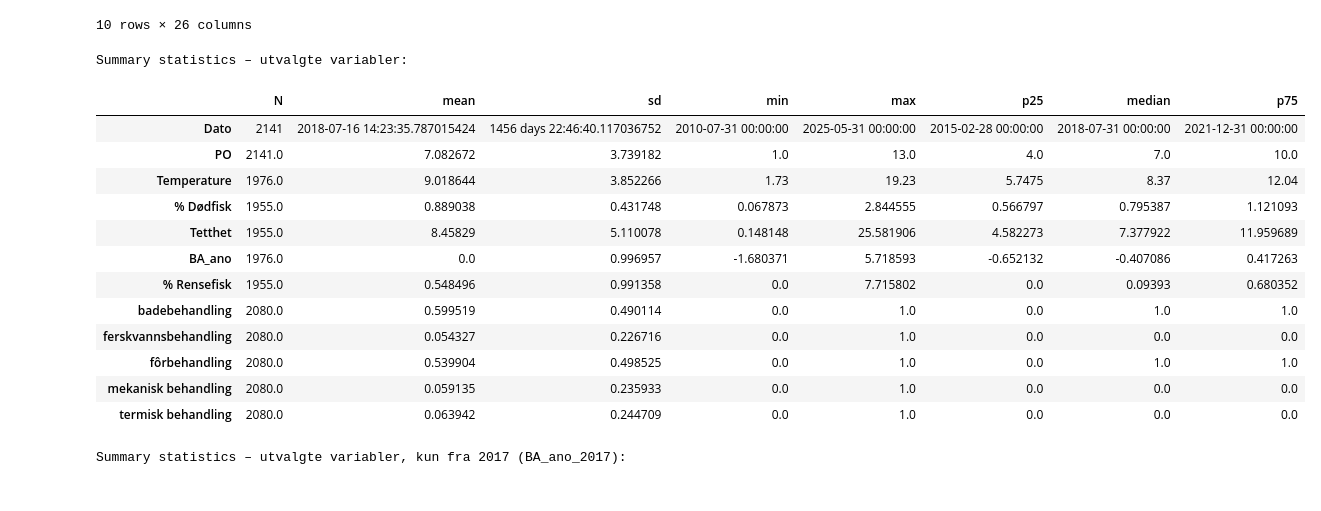
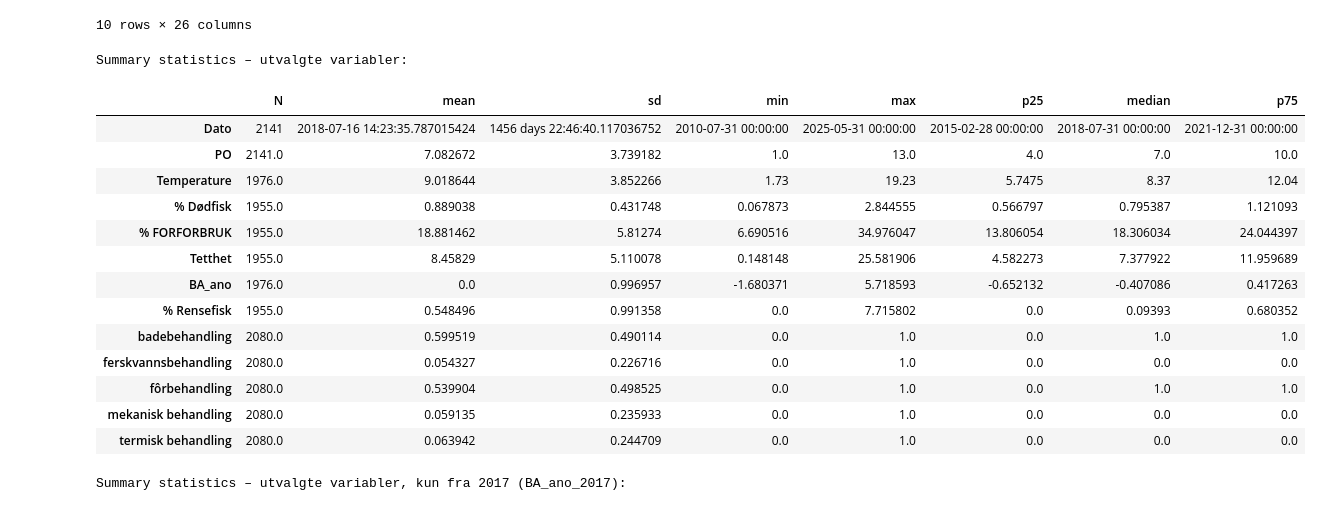
Before and after one commit to kavlikaviar/Bachelor, a Jupyter notebook: dataframe_samlet.ipynb, the cells around one changed output. Cells and saved outputs as stored; diff of their text form; code cells hidden in the pictures.

```diff
--- a/dataframe_samlet.ipynb
+++ b/dataframe_samlet.ipynb
@@ -1472,43 +1499,44 @@ df_total = df_total.copy()
 
 # Spesifiser kolonner du vil ha med
 wanted_cols = [
-    "Dato","PO","Temperature", "% Dødfisk", "% Forforbruk", "Tetthet", "BA_ano",
+    "Dato","PO","Temperature", "% Dødfisk", "% FORFORBRUK", "Tetthet", "BA_ano",
     "% Rensefisk", "badebehandling", "ferskvannsbehandling",
     "fôrbehandling", "mekanisk behandling", "termisk behandling"
-]
+    ]
 
 # Filtrer til kun de kolonnene som faktisk finnes i datasettet
 cols = [col for col in wanted_cols if col in df_total.columns]
 
 # Lag summary statistics
 summary = df_total[cols].agg(['count', 'mean', 'std', 'min', 'max', 'median']).T
 summary['p25'] = df_total[cols].quantile(0.25)
 summary['p75'] = df_total[cols].quantile(0.75)
 
 # Reorganiser og rund av
 summary = summary[['count', 'mean', 'std', 'min', 'max', 'p25', 'median', 'p75']]
 summary = summary.round(3)
 summary = summary.rename(columns={
     'count': 'N',
     'std': 'sd',
     'p25': 'p25'
 })
 
 
 # og lagre til CSV
 output_file = "/Users/eirikkloosterman/Documents/bachelor/Bachelor/data/processed/summary_statistics.csv"
 df_total[cols].to_csv(output_file, sep=";", index=True)
 summary = summary.dropna()
 
 print("Summary statistics – utvalgte variabler:")
 display(summary)
 # %% [output]
 Summary statistics – utvalgte variabler:
 |  | N | mean | sd | min | max | p25 | median | p75 |
 | Dato | 2141 | 2018-07-16 14:23:35.787015424 | 1456 days 22:46:40.117036752 | 2010-07-31 00:00:00 | 2025-05-31 00:00:00 | 2015-02-28 00:00:00 | 2018-07-31 00:00:00 | 2021-12-31 00:00:00 |
 | PO | 2141.0 | 7.082672 | 3.739182 | 1.0 | 13.0 | 4.0 | 7.0 | 10.0 |
 | Temperature | 1976.0 | 9.018644 | 3.852266 | 1.73 | 19.23 | 5.7475 | 8.37 | 12.04 |
 | % Dødfisk | 1955.0 | 0.889038 | 0.431748 | 0.067873 | 2.844555 | 0.566797 | 0.795387 | 1.121093 |
+| % FORFORBRUK | 1955.0 | 18.881462 | 5.81274 | 6.690516 | 34.976047 | 13.806054 | 18.306034 | 24.044397 |
 | Tetthet | 1955.0 | 8.45829 | 5.110078 | 0.148148 | 25.581906 | 4.582273 | 7.377922 | 11.959689 |
 | BA_ano | 1976.0 | 0.0 | 0.996957 | -1.680371 | 5.718593 | -0.652132 | -0.407086 | 0.417263 |
 | % Rensefisk | 1955.0 | 0.548496 | 0.991358 | 0.0 | 7.715802 | 0.0 | 0.09393 | 0.680352 |
```
Also changed, not shown: parts of 1 cell of this notebook, 4 other files.
